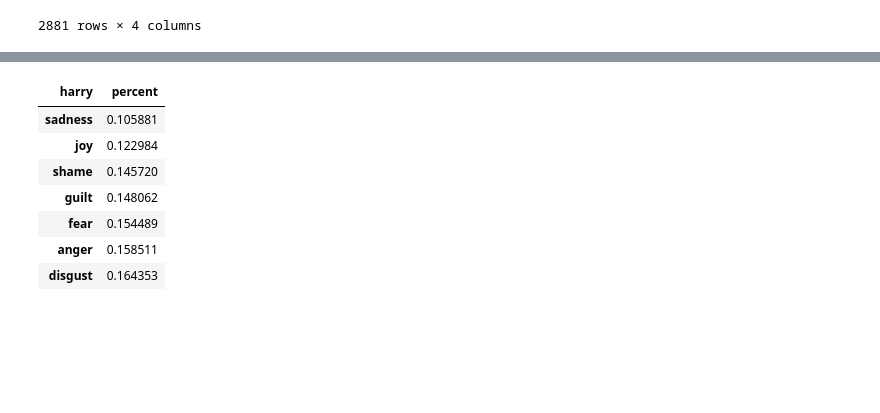
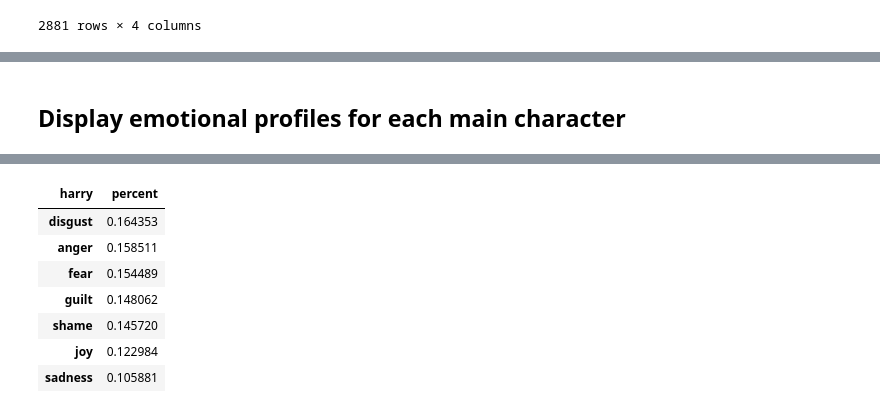
Before and after one commit to RyanStonebraker/lucidDream, a Jupyter notebook: notebooks/Emotional Response Generator.ipynb, the cells around one changed output, grey strips where cells are left out. Drawn from its saved outputs; the diff is of its cells as text; code cells hidden in the pictures; blank space fills up the shorter version.

```diff
--- a/notebooks/Emotional Response Generator.ipynb
+++ b/notebooks/Emotional Response Generator.ipynb
@@ -123,6 +103,8 @@ harry_potter_df = harry_potter_df[~harry_potter_df.character.isin(non_characters
 # %%
 harry_potter_df.loc[harry_potter_df.character == "scene", "character"] = "environment"
 harry_potter_df.loc[harry_potter_df.character == "tom", "character"] = "tom riddle"
+harry_potter_df.loc[harry_potter_df.character == "albus", "character"] = "albus dumbledore"
+harry_potter_df.loc[harry_potter_df.character == "dumbledore", "character"] = "albus dumbledore"
 # %%
 harry_potter_df.character.unique().size
 # %% [output]
@@ -140,5 +120,7 @@ for character in main_characters:
 for character, profile in character_profiles.items():
     character_profiles[character] = pd.DataFrame(character_profiles[character]).T
     character_profiles[character].index.name = character
-    character_profiles[character] = character_profiles[character].T.rename(columns={0:"percent"})
+    character_profiles[character] = character_profiles[character].T.rename(columns={0:"percent"}).sort_values(by="percent", ascending=False)
+# %% [markdown]
+## Display emotional profiles for each main character
 # %%
@@ -146,13 +128,13 @@ display_dataframes_inline(*[df.sort_values(by="percent", ascending=False) for _,
 # %% [output]
 [interactive output not drawn]
 # %%
-character_profiles["harry"].sort_values(by="percent")
+character_profiles["harry"]
 # %% [output]
 | harry | percent |
+| disgust | 0.164353 |
+| anger | 0.158511 |
+| fear | 0.154489 |
+| guilt | 0.148062 |
+| shame | 0.145720 |
+| joy | 0.122984 |
 | sadness | 0.105881 |
-| joy | 0.122984 |
-| shame | 0.145720 |
-| guilt | 0.148062 |
-| fear | 0.154489 |
-| anger | 0.158511 |
-| disgust | 0.164353 |
```
Also changed, not shown: parts of 4 cells of this notebook, 14 other files.
